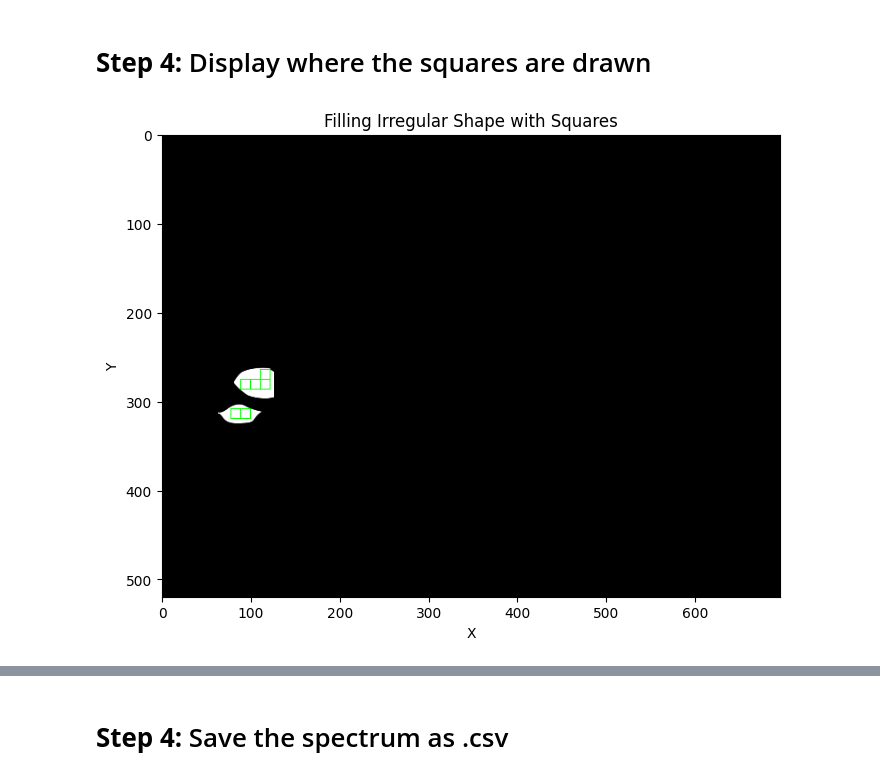
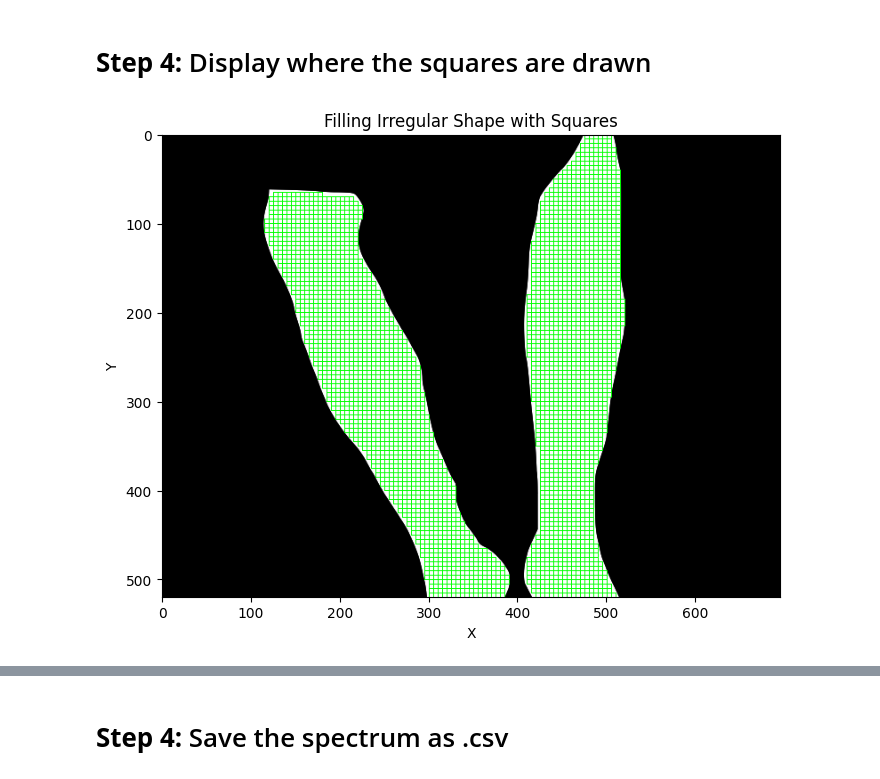
Before and after one commit to maycaj/HSI, a Jupyter notebook: Float2SpectrumsII.ipynb, the cells around one changed output, grey strips where cells are left out. Drawn from its saved outputs; the diff is of its cells as text; code cells hidden in the pictures.

```diff
--- a/Float2SpectrumsII.ipynb
+++ b/Float2SpectrumsII.ipynb
@@ -119,7 +123,7 @@ def is_square_inside_figure(square, shape):
     return inside_count == total_count
 
 
-def subdivide_and_categorize(squares, shape, min_size=10):
+def subdivide_and_categorize(squares, shape, min_size=4):
     final_squares = []
     stack = squares.copy()
 
@@ -194,9 +198,10 @@ def display_squares(show_plot, image_path, square_size): # takes the cropped ima
         plt.show()
     return final_squares
 # %%
-final_squares = display_squares(True, PNGPath, square_size=11) # can't set size below 11
+PNGPath = '/Users/maycaj/Downloads/EdemaTrueCrops/Edema 10 image 1 float.png'
+final_squares = display_squares(True, PNGPath, square_size=5) # can't set size below 11
 # %% [output]
-[figure, old version]
+[figure, new version]
 # %%
 import cv2
 
```
Also changed, not shown: parts of 9 cells of this notebook.
